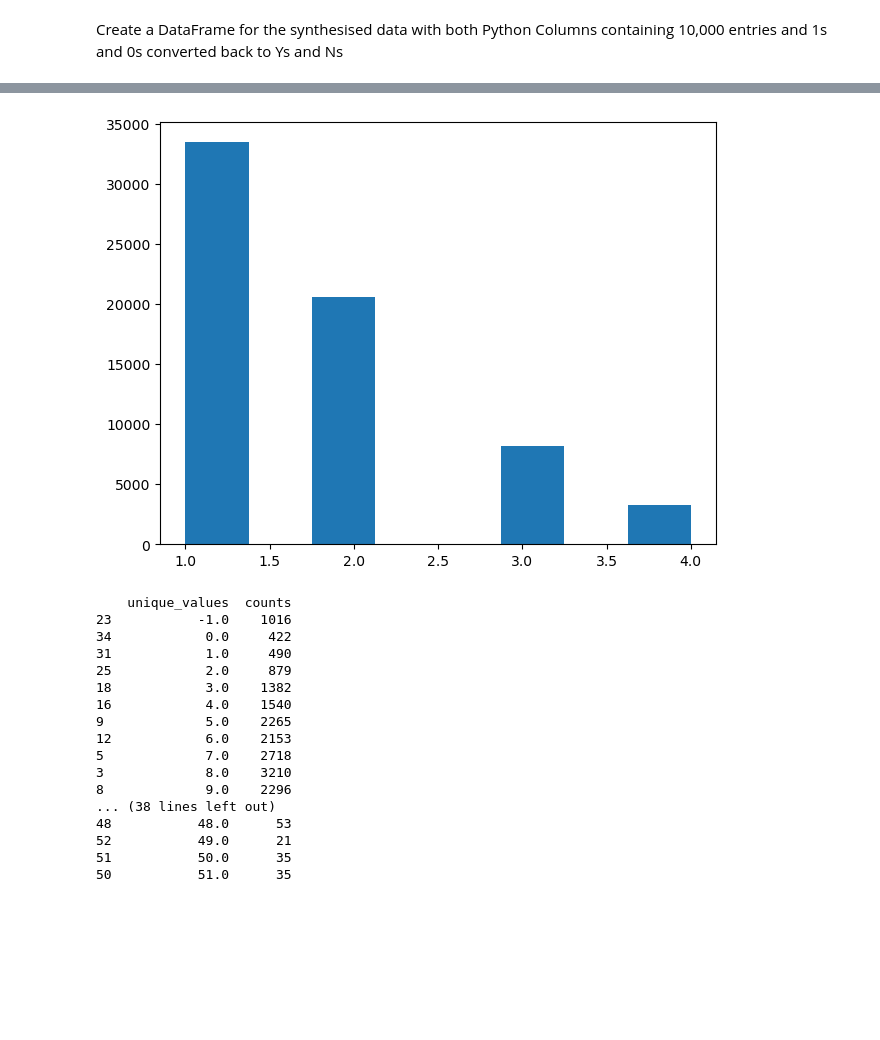
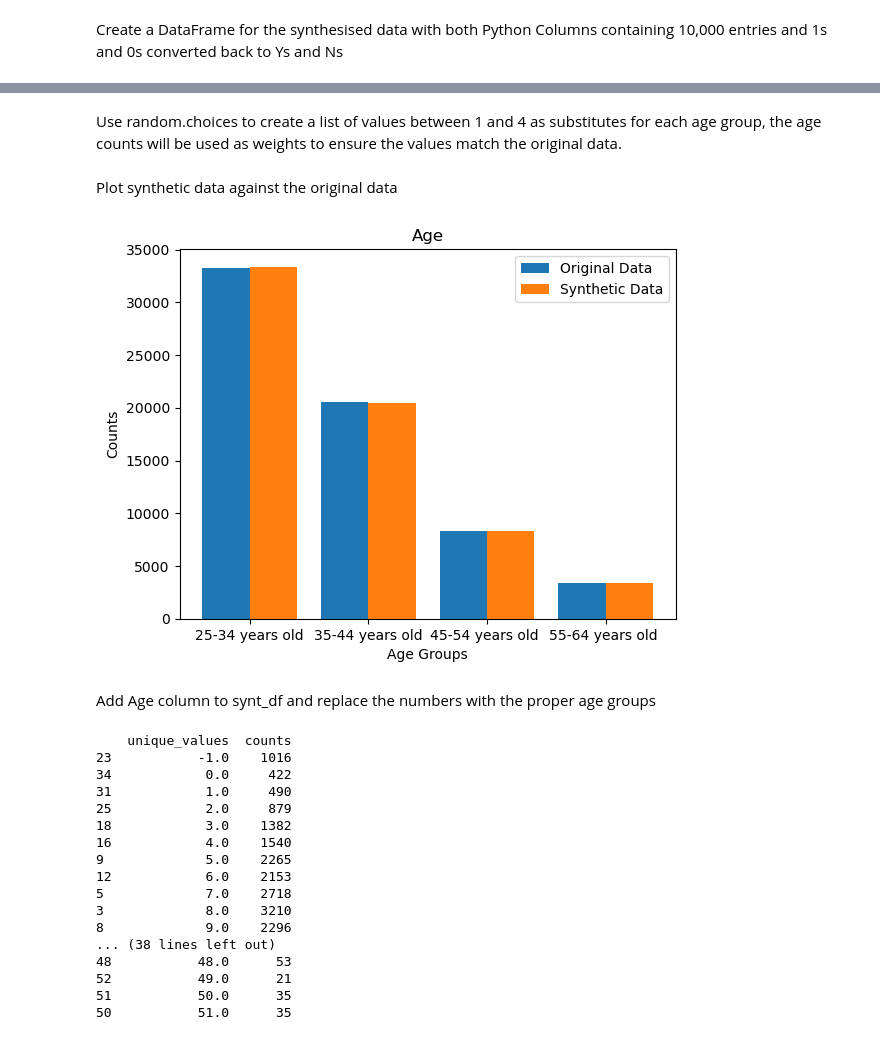
Before and after one commit to decvfox/PfDA_Project_2, a Jupyter notebook: Project_1.ipynb, the cells around one changed output, grey strips where cells are left out. Saved outputs shown, nothing was run; the diff lists cells and outputs as text; code cells hidden in the pictures; blank space fills up the shorter version.

```diff
--- a/Project_1.ipynb
+++ b/Project_1.ipynb
@@ -149,4 +152,4 @@ synt_df['want_to_python'] = np.where(synt_df['want_to_python'].str.contains('0')
 # %%
-counts = df["Age"].value_counts()
-print(counts)
+age_counts = new_df["Age"].value_counts()
+print(age_counts)
 # %% [output]
@@ -168,15 +161,31 @@ Name: Age, dtype: int64
+# %% [markdown]
+Use random.choices to create a list of values between 1 and 4 as substitutes for each age group, the age counts will be used as weights to ensure the values match the original data.
 # %%
+age_ranges = []
+for i in range(1,5):
+        age_ranges.append(i)
 
-
-import random
-s_list = []
-for i in range(1,5):
-        s_list.append(i)
-
-r_list = random.choices(s_list, weights=(33247, 20532, 8334, 3392), k=65505)
-
-plt.hist(r_list, bins = 8)
-plt.tight_layout()
-plt.show()
+synt_age_list = random.choices(age_ranges, weights=(33247, 20532, 8334, 3392), k=65505)
-# %% [output]
-[figure, removed]
+# %% [markdown]
+Plot synthetic data against the original data
+# %%
+test_df['test2'] = pd.Series(synt_age_list)
+synt_count_age = test_df['test2'].value_counts()
+
+X = ['25-34 years old','35-44 years old', '45-54 years old', '55-64 years old']
+
+X_axis = np.arange(len(X))
+
+plt.bar(X_axis - 0.2, age_counts, 0.4, label = 'Original Data')
+plt.bar(X_axis + 0.2, synt_count_age, 0.4, label = 'Synthetic Data')
+
+plt.xticks(X_axis, X)
+plt.xlabel('Age Groups')
+plt.ylabel('Counts')
+plt.title('Age')
+plt.legend()
+plt.show()
+# %% [output]
+[figure, added]
+# %% [markdown]
+Add Age column to synt_df and replace the numbers with the proper age groups
```
Also changed, not shown: parts of 4 cells of this notebook.
